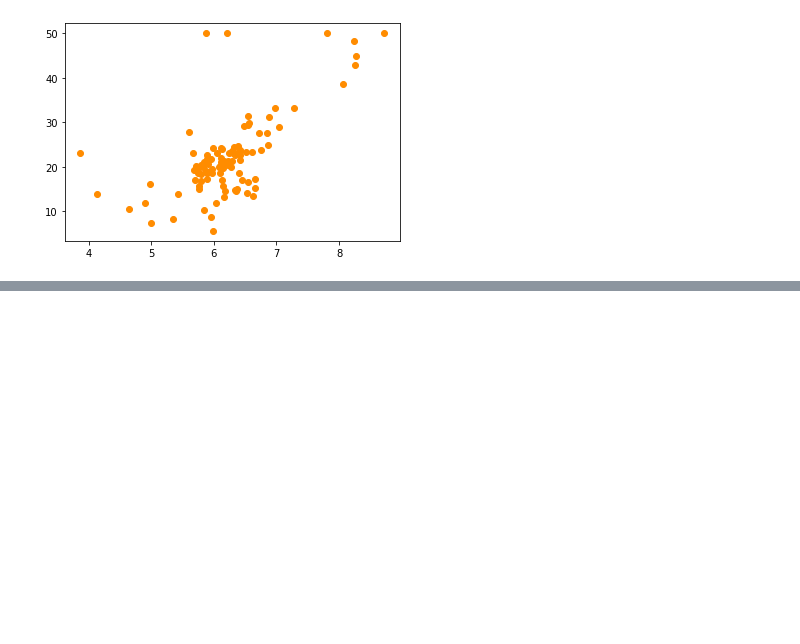
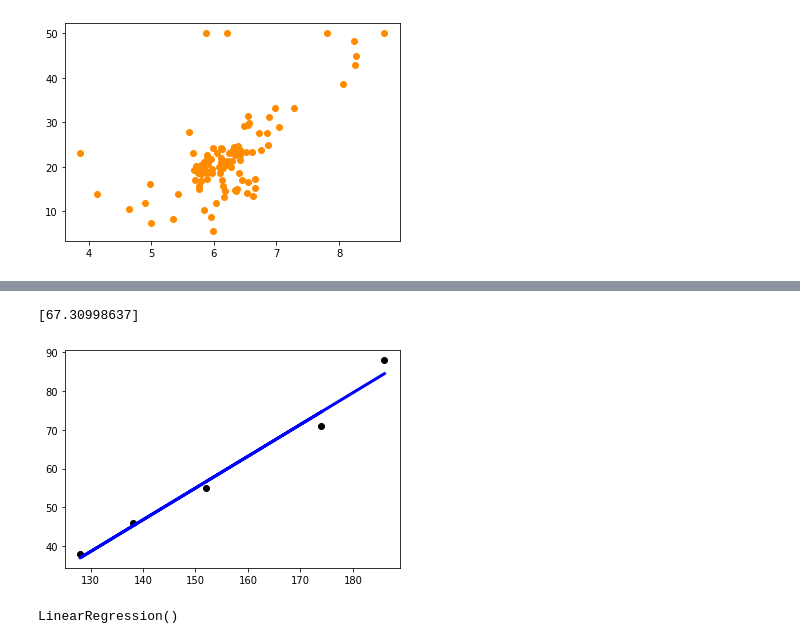
Before and after one commit to Banghyungjin/jupyter_test, a Jupyter notebook: 5.7_로지스틱 회귀_5.8_회귀 트리(수정0108).ipynb, the cells around one changed output, grey strips where cells are left out. Cells and saved outputs as stored; diff of their text form; code cells hidden in the pictures; blank space fills up the shorter version.

```diff
--- a/5.7_로지스틱 회귀_5.8_회귀 트리(수정0108).ipynb
+++ b/5.7_로지스틱 회귀_5.8_회귀 트리(수정0108).ipynb
@@ -209,15 +209,36 @@ ax3.plot(X_test, pred_rf7, label="max_depth:7", linewidth=2)
 # %%
 import matplotlib.pylab as plt
 from sklearn import linear_model
 
 reg = linear_model.LinearRegression()
 
 X = [[174],[152],[138],[128],[186]]
 y = [71,55,46,38,88]
 reg.fit(X,y)
 
 print(reg.predict([[165]]))
 
-plt.sactter(X,y,color = 'black')
+plt.scatter(X,y,color = 'black')
 
 y_pred = reg.predict(X)
+
+plt.plot(X, y_pred, color = 'blue', linewidth = 3)
+plt.show()
+# %% [output]
+[67.30998637]
+[figure, added]
+# %%
+import matplotlib.pylab as plt
+import numpy as np
+from sklearn.linear_model import LinearRegression
+from sklearn import datasets
+
+diabetes = datasets.load_diabetes()
+
+from sklearn.model_selection import train_test_split
+X_train , X_test, y_train , y_test = train_test_split(diabetes.data, diabetes.target, test_size=0.2, random_state=0)
+
+model = LinearRegression()
+model.fit(X_train, y_train)
+# %% [output]
+LinearRegression()
```
Also changed, not shown: parts of 3 cells of this notebook, 5 other files.
